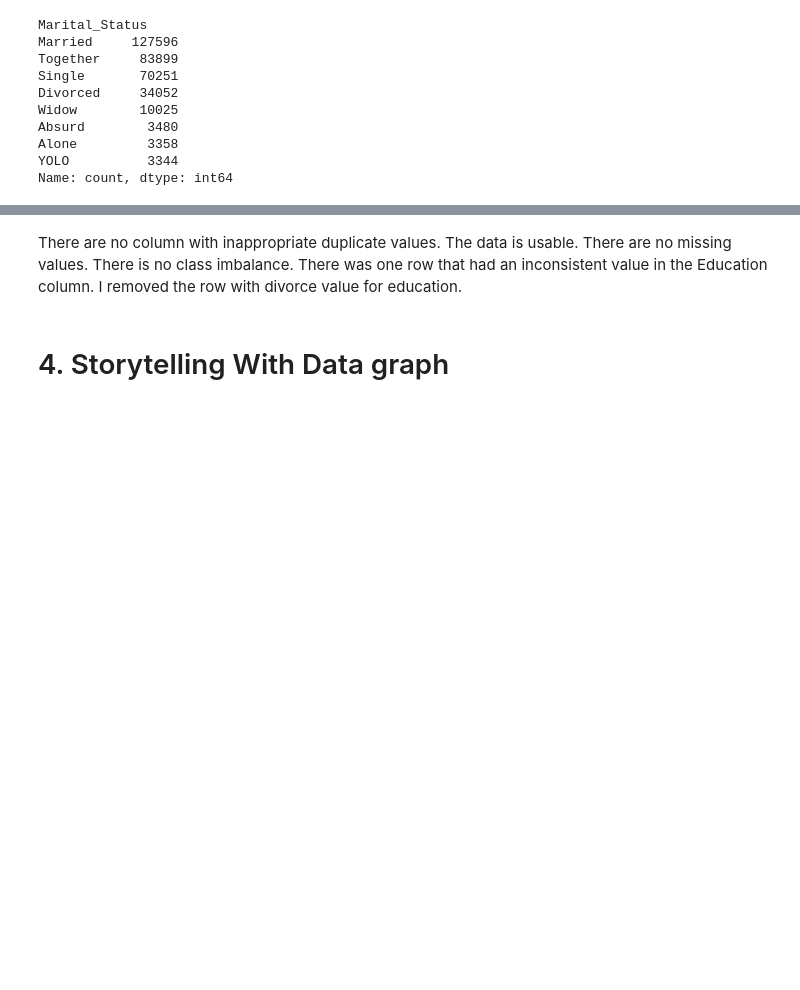
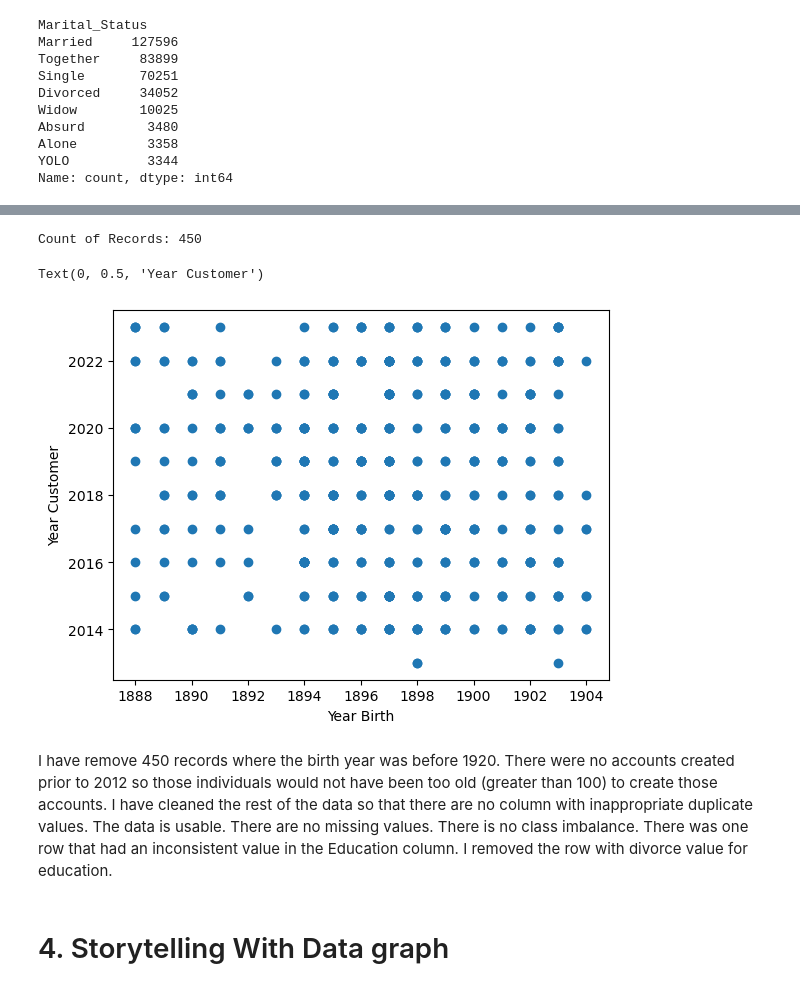
Before and after one commit to DaveD-BU/DX699-2025-spring-B2, a Jupyter notebook: OMDS-ModB2-Week2-Davis-David.ipynb, the cells around one changed output, grey strips where cells are left out. Drawn from its saved outputs; the diff is of its cells as text; code cells hidden in the pictures; blank space fills up the shorter version.

```diff
--- a/OMDS-ModB2-Week2-Davis-David.ipynb
+++ b/OMDS-ModB2-Week2-Davis-David.ipynb
@@ -139,0 +239,14 @@ df_marketing_encoded.to_csv('marketing_encoded.csv', index=False)
+# %%
+#create a subset of customers born before 1920
+df_marketing_subset = df_marketing[df_marketing['Year_Birth'] < 1920]
+
+#print the count of records in the subset
+print("Count of Records:", df_marketing_subset.shape[0])
+
+plt.scatter(df_marketing_subset["Year_Birth"], df_marketing_subset["Year_Customer"])
+plt.xlabel("Year Birth")
+plt.ylabel("Year Customer")
+# %% [output]
+Count of Records: 450
+Text(0, 0.5, 'Year Customer')
+[figure, added]
@@ -140,5 +256,5 @@ df_marketing_encoded.to_csv('marketing_encoded.csv', index=False)
 # %% [markdown]
-There are no column with inappropriate duplicate values. The data is usable. There are no missing values. There is no class imbalance. There was one row that had an inconsistent value in the Education column. I removed the row with divorce value for education.
+I have remove 450 records where the birth year was before 1920. There were no accounts created prior to 2012 so those individuals would not have been too old (greater than 100) to create those accounts. I have cleaned the rest of the data so that there are no column with inappropriate duplicate values. The data is usable. There are no missing values. There is no class imbalance. There was one row that had an inconsistent value in the Education column. I removed the row with divorce value for education.
 # %% [markdown]
 # 4. Storytelling With Data graph
 # %% [markdown]
```
Also changed, not shown: parts of 11 cells of this notebook, 1 other file.
